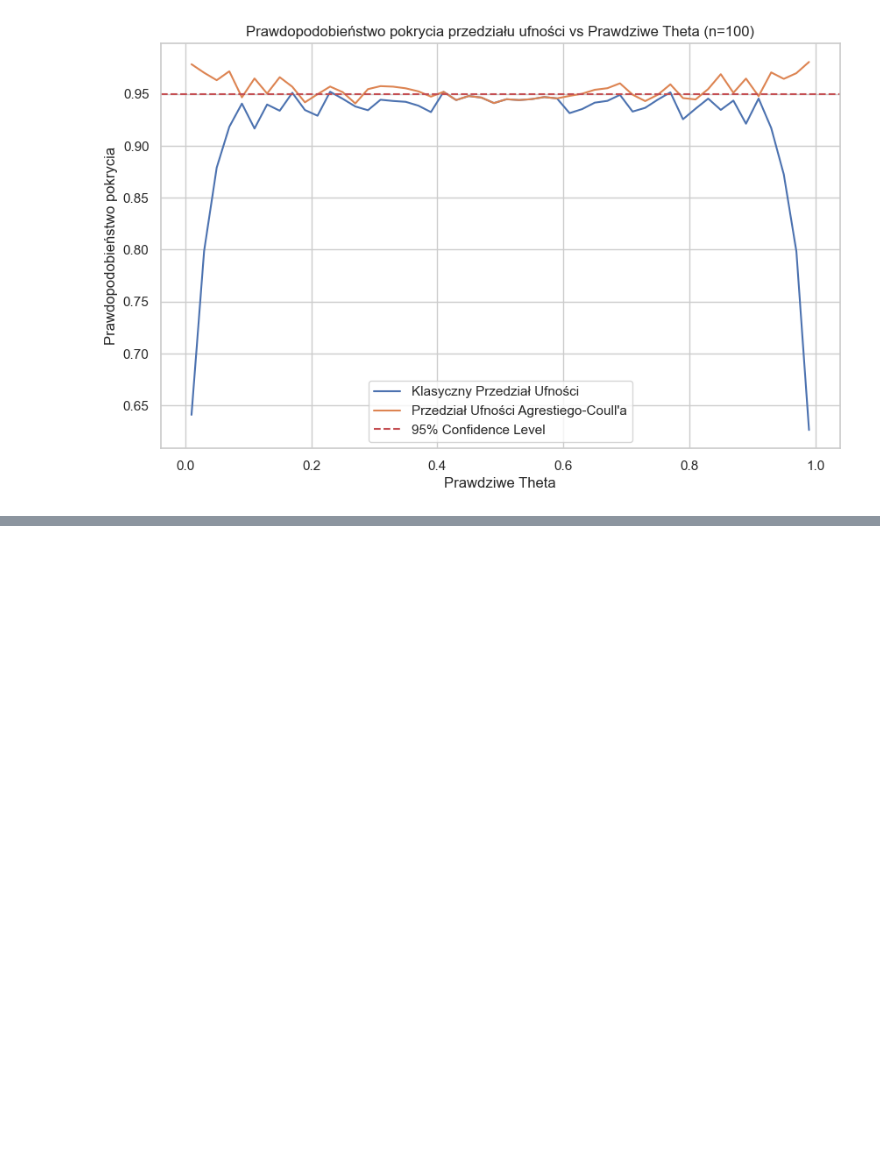
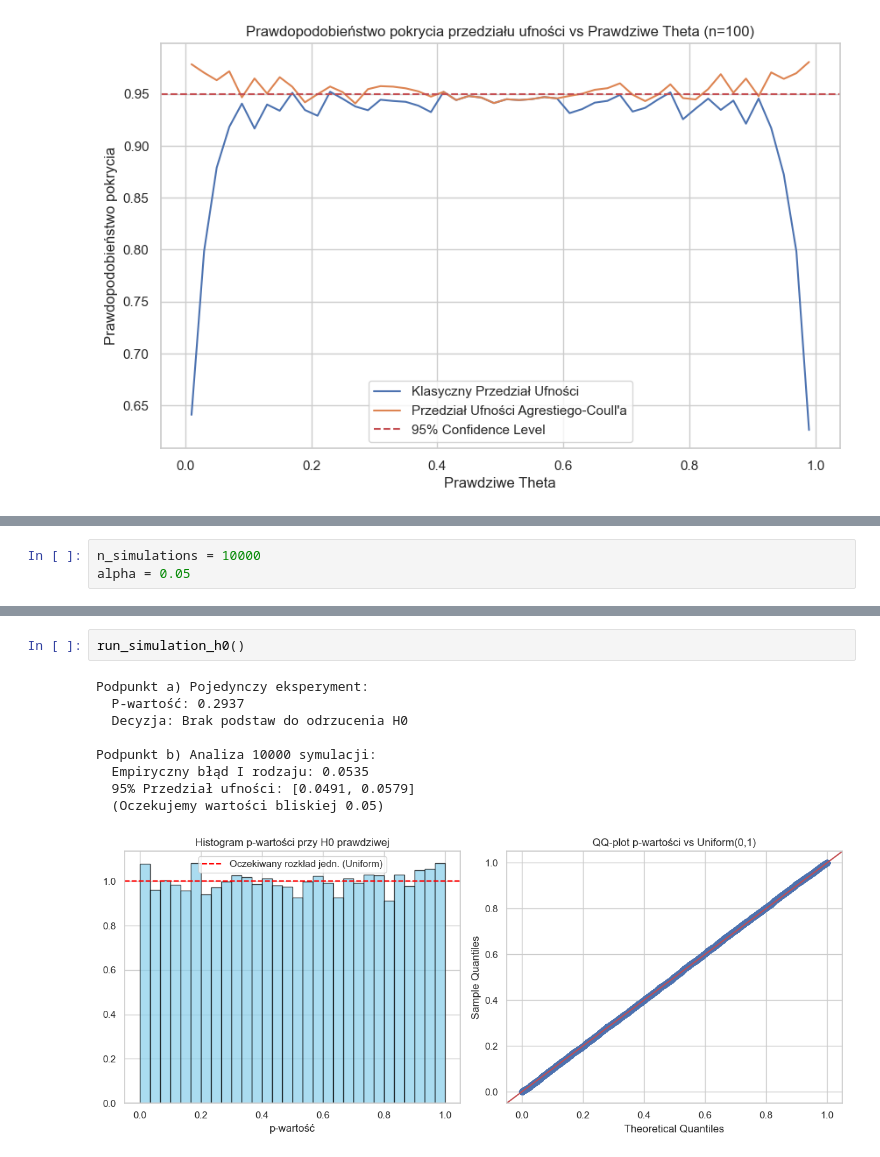
Before and after one commit to jkowalczyk08/statistics-2025, a Jupyter notebook: lab03/lab03.ipynb, the cells around one changed output, grey strips where cells are left out. Cells and saved outputs as stored; diff of their text form; blank space fills up the shorter version.

```diff
--- a/lab03/lab03.ipynb
+++ b/lab03/lab03.ipynb
@@ -181,0 +188,3 @@ for n in n_values:
+# %%
+n_simulations = 10000
+alpha = 0.05
@@ -181,0 +243,12 @@ for n in n_values:
+# %%
+run_simulation_h0()
+# %% [output]
+Podpunkt a) Pojedynczy eksperyment:
+  P-wartość: 0.2937
+  Decyzja: Brak podstaw do odrzucenia H0
+
+Podpunkt b) Analiza 10000 symulacji:
+  Empiryczny błąd I rodzaju: 0.0535
+  95% Przedział ufności: [0.0491, 0.0579]
+  (Oczekujemy wartości bliskiej 0.05)
+[figure, added]
```
Also changed, not shown: parts of 8 cells of this notebook, 5 other files.
